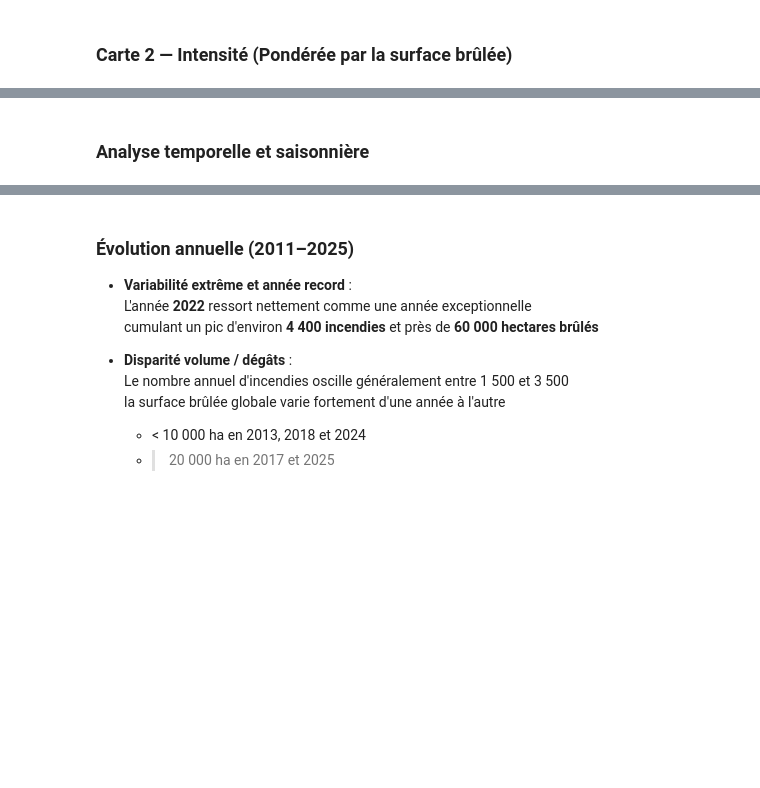
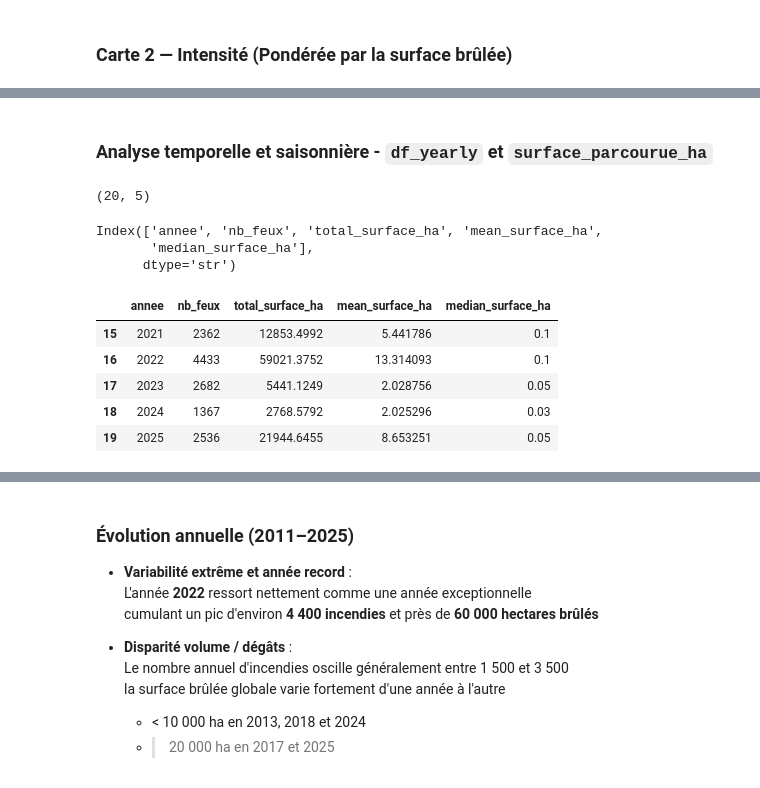
Before and after one commit to philippelaurens/incendies, a Jupyter notebook: notebooks/eda.ipynb, the cells around one changed output, grey strips where cells are left out. Cells and saved outputs as stored; diff of their text form; code cells hidden in the pictures; blank space fills up the shorter version.

```diff
--- a/notebooks/eda.ipynb
+++ b/notebooks/eda.ipynb
@@ -279,7 +317,7 @@ m_int
 # %% [output]
 [interactive output not drawn]
 # %% [markdown]
-### Analyse temporelle et saisonnière
+### Analyse temporelle et saisonnière - `df_yearly` et `surface_parcourue_ha`
 # %%
 sns.set_theme(style="whitegrid")
 plt.rcParams["font.family"] = "Helvetica Neue, Arial, sans-serif"
@@ -300,4 +336,23 @@ df_yearly = (
     )
     .reset_index()
 )
+# %%
+df_yearly.shape
+# %% [output]
+(20, 5)
+# %%
+df_yearly.columns
+# %% [output]
+Index(['annee', 'nb_feux', 'total_surface_ha', 'mean_surface_ha',
+       'median_surface_ha'],
+      dtype='str')
+# %%
+df_yearly.tail()
+# %% [output]
+|  | annee | nb_feux | total_surface_ha | mean_surface_ha | median_surface_ha |
+| 15 | 2021 | 2362 | 12853.4992 | 5.441786 | 0.1 |
+| 16 | 2022 | 4433 | 59021.3752 | 13.314093 | 0.1 |
+| 17 | 2023 | 2682 | 5441.1249 | 2.028756 | 0.05 |
+| 18 | 2024 | 1367 | 2768.5792 | 2.025296 | 0.03 |
+| 19 | 2025 | 2536 | 21944.6455 | 8.653251 | 0.05 |
 # %% [markdown]
```
Also changed, not shown: parts of 22 cells of this notebook, 7 other files.
